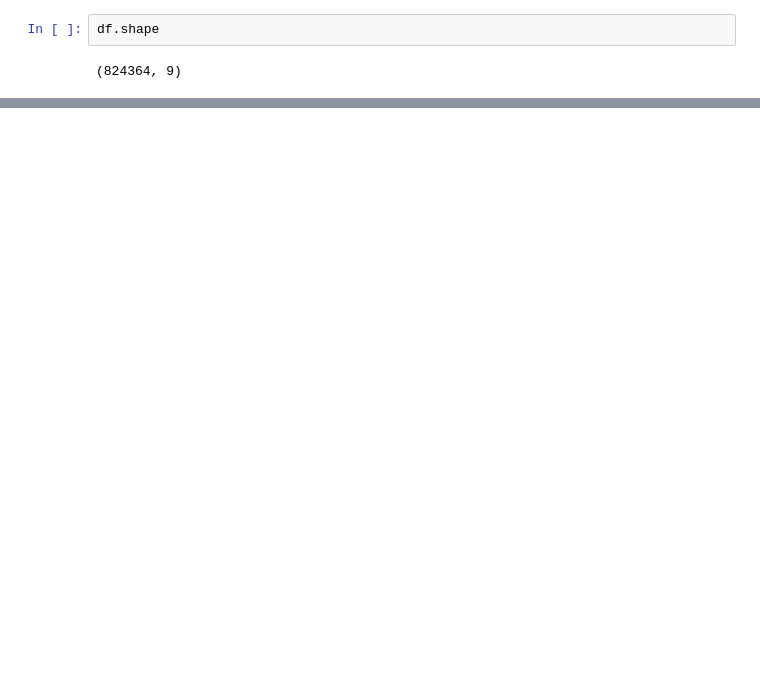
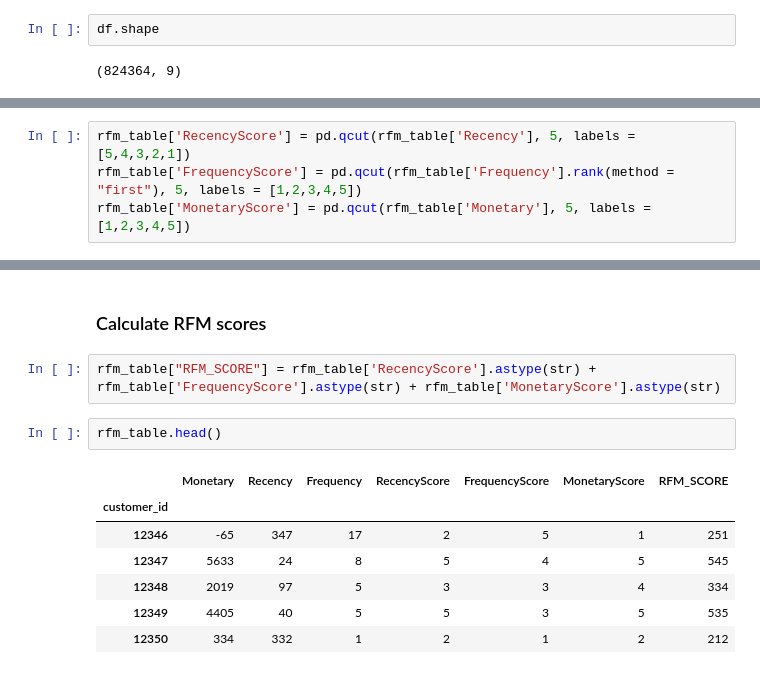
Before and after one commit to jarviscanada/jarvis_data_eng_AndresOsorio, a Jupyter notebook: python_data_wrangling/retail_data_analytics_wrangling.ipynb, the cells around one changed output, grey strips where cells are left out. Drawn from its saved outputs; the diff is of its cells as text; blank space fills up the shorter version.

```diff
--- a/python_data_wrangling/retail_data_analytics_wrangling.ipynb
+++ b/python_data_wrangling/retail_data_analytics_wrangling.ipynb
@@ -631,0 +607,4 @@ rfm_table.head()
+# %%
+rfm_table['RecencyScore'] = pd.qcut(rfm_table['Recency'], 5, labels = [5,4,3,2,1])
+rfm_table['FrequencyScore'] = pd.qcut(rfm_table['Frequency'].rank(method = "first"), 5, labels = [1,2,3,4,5])
+rfm_table['MonetaryScore'] = pd.qcut(rfm_table['Monetary'], 5, labels = [1,2,3,4,5])
@@ -631,0 +621,14 @@ rfm_table.head()
+# %% [markdown]
+### Calculate RFM scores
+# %%
+rfm_table["RFM_SCORE"] = rfm_table['RecencyScore'].astype(str) + rfm_table['FrequencyScore'].astype(str) + rfm_table['MonetaryScore'].astype(str)
+# %%
+rfm_table.head()
+# %% [output]
+|  | Monetary | Recency | Frequency | RecencyScore | FrequencyScore | MonetaryScore | RFM_SCORE |
+| customer_id |  |  |  |  |  |  |  |
+| 12346 | -65 | 347 | 17 | 2 | 5 | 1 | 251 |
+| 12347 | 5633 | 24 | 8 | 5 | 4 | 5 | 545 |
+| 12348 | 2019 | 97 | 5 | 3 | 3 | 4 | 334 |
+| 12349 | 4405 | 40 | 5 | 5 | 3 | 5 | 535 |
+| 12350 | 334 | 332 | 1 | 2 | 1 | 2 | 212 |
```
Also changed, not shown: parts of 34 cells of this notebook, 4 other files.
